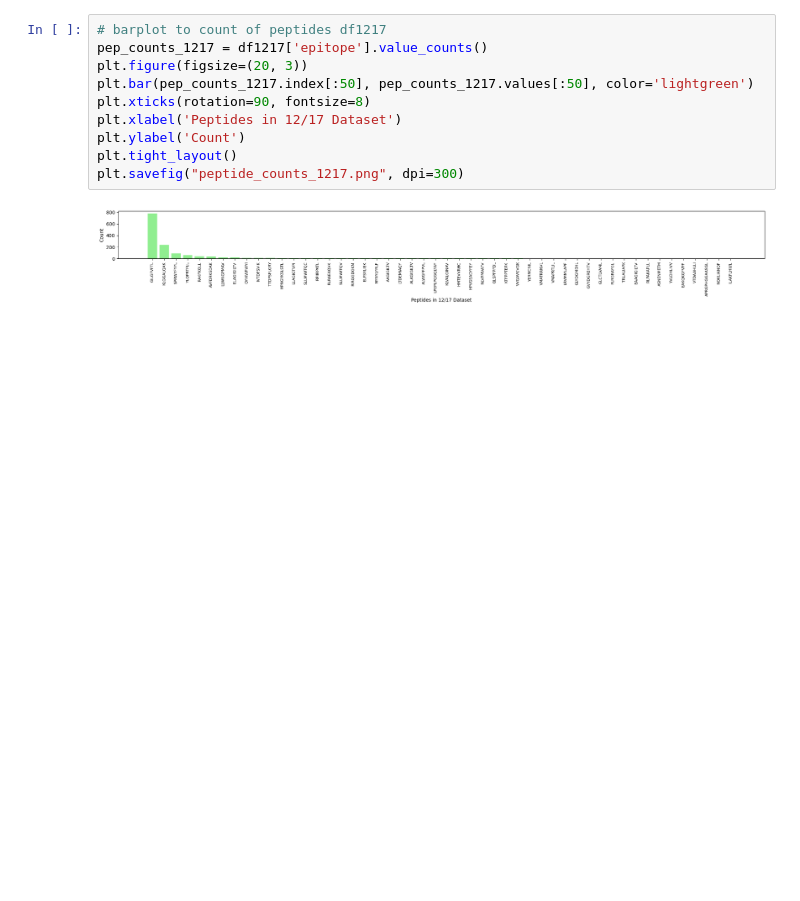
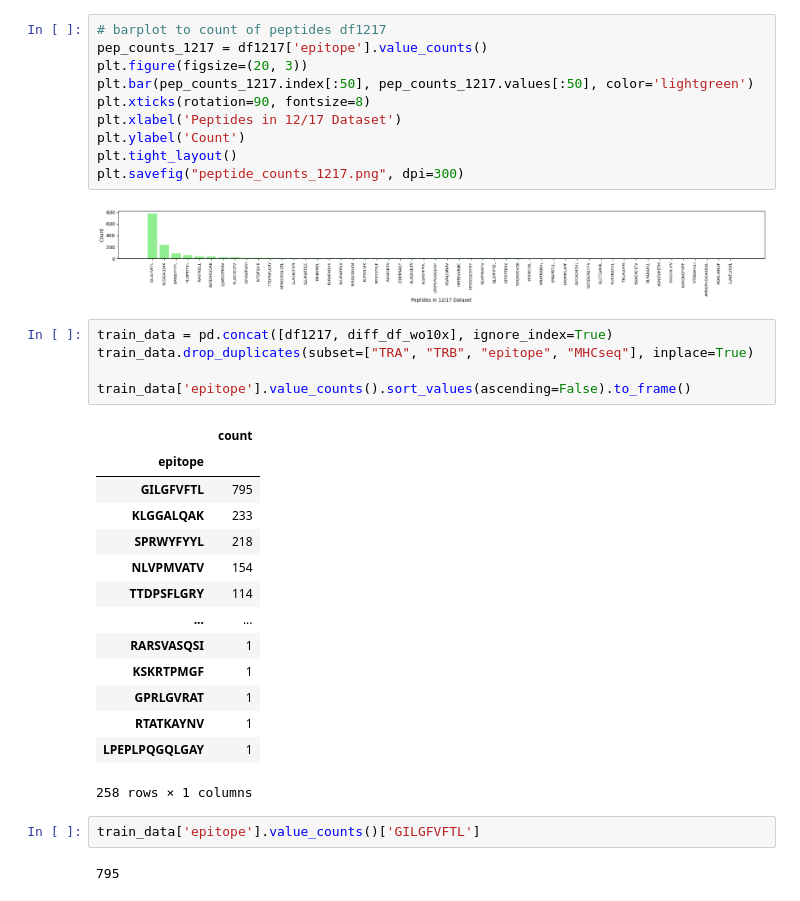
Before and after one commit to chagas98/MatchImmNet, a Jupyter notebook: notebooks/gradual_filling/performance.ipynb, the cells around one changed output. Saved outputs shown, nothing was run; the diff lists cells and outputs as text; blank space fills up the shorter version.

```diff
--- a/notebooks/gradual_filling/performance.ipynb
+++ b/notebooks/gradual_filling/performance.ipynb
@@ -294,3 +294,27 @@ plt.tight_layout()
 plt.savefig("peptide_counts_1217.png", dpi=300)
 # %% [output]
 [figure]
+# %%
+train_data = pd.concat([df1217, diff_df_wo10x], ignore_index=True)
+train_data.drop_duplicates(subset=["TRA", "TRB", "epitope", "MHCseq"], inplace=True)
+
+train_data['epitope'].value_counts().sort_values(ascending=False).to_frame()
+# %% [output]
+|  | count |
+| epitope |  |
+| GILGFVFTL | 795 |
+| KLGGALQAK | 233 |
+| SPRWYFYYL | 218 |
+| NLVPMVATV | 154 |
+| TTDPSFLGRY | 114 |
+| ... | ... |
+| RARSVASQSI | 1 |
+| KSKRTPMGF | 1 |
+| GPRLGVRAT | 1 |
+| RTATKAYNV | 1 |
+| LPEPLPQGQLGAY | 1 |
+258 rows × 1 columns
+# %%
+train_data['epitope'].value_counts()['GILGFVFTL']
+# %% [output]
+795
```
Also changed, not shown: 5 other files.
